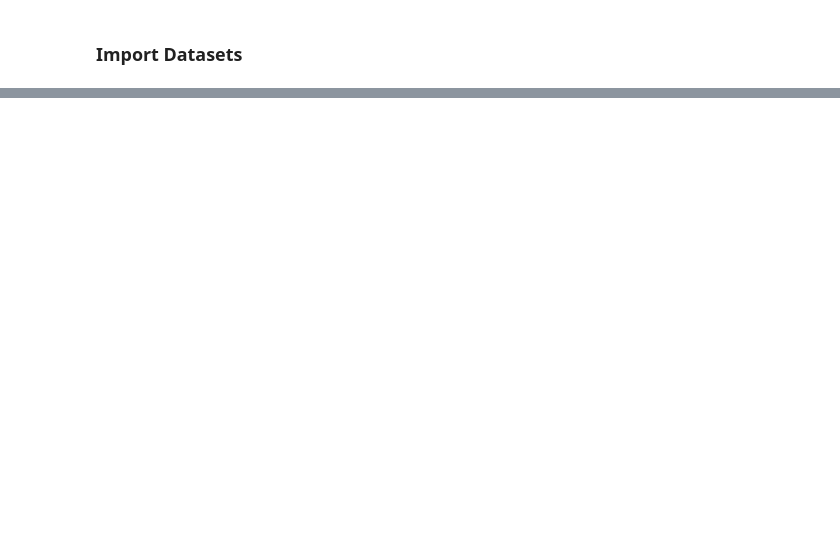
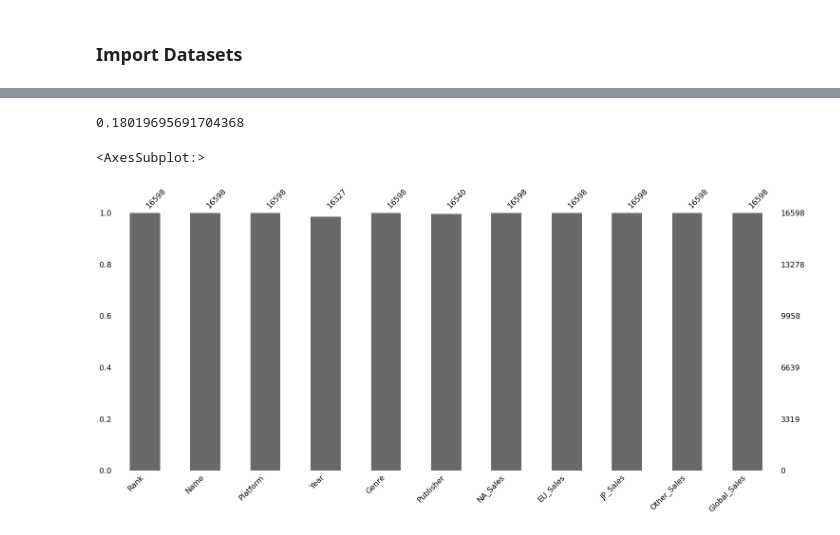
Before and after one commit to stdynv/suivi_projet_data, a Jupyter notebook: projet.ipynb, the cells around one changed output, grey strips where cells are left out. Cells and saved outputs as stored; diff of their text form; code cells hidden in the pictures; blank space fills up the shorter version.

```diff
--- a/projet.ipynb
+++ b/projet.ipynb
@@ -46,0 +32,4 @@ Name: Year, Length: 16598, dtype: datetime64[ns]
+# %%
+# convert str year to date
+vg_reviews['Year'] = pd.to_datetime(vg_reviews['Year']).dt.year
+df['Year'] = pd.to_datetime(df['Year']).dt.year
@@ -46,0 +53,13 @@ Name: Year, Length: 16598, dtype: datetime64[ns]
+# %%
+total_cells = np.product(df.shape)
+total_missing_values = df.isna().sum()
+percent_missing = (total_missing_values.sum() / total_cells) * 100
+percent_missing
+# %% [output]
+0.18019695691704368
+# %%
+import missingno as msno
+msno.bar(df)
+# %% [output]
+<AxesSubplot:>
+[figure, added]
```
Also changed, not shown: parts of 8 cells of this notebook.
